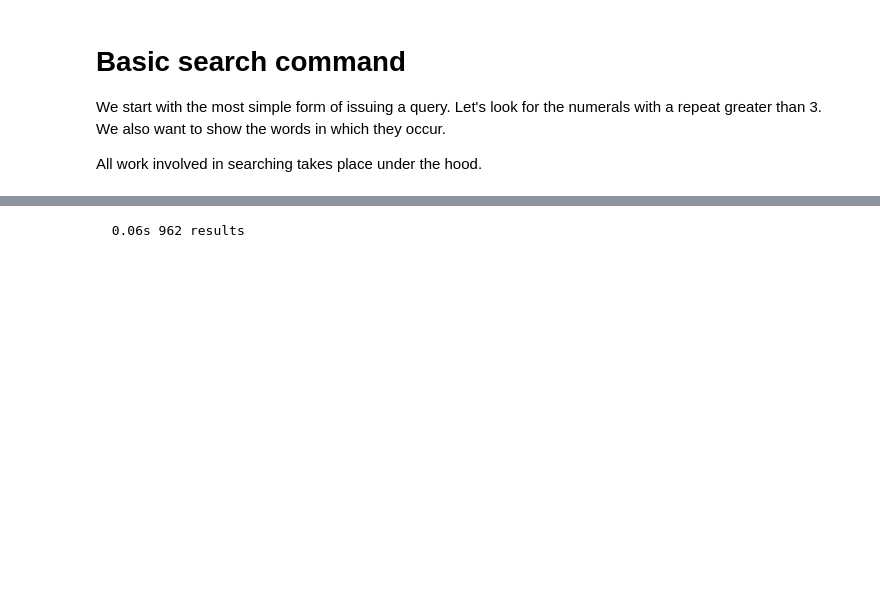
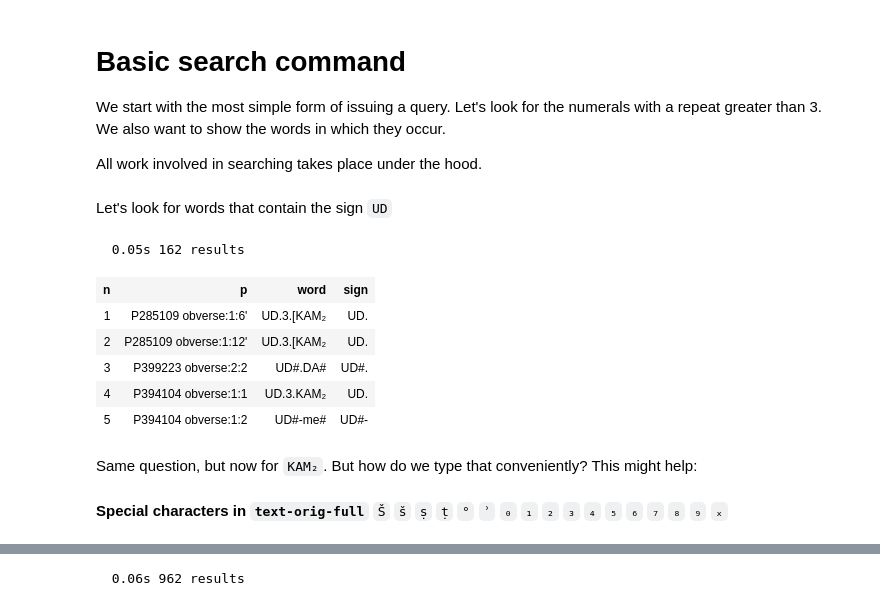
Before and after one commit to Nino-cunei/ninmed, a Jupyter notebook: tutorial/search.ipynb, the cells around one changed output, grey strips where cells are left out. Saved outputs shown, nothing was run; the diff lists cells and outputs as text; code cells hidden in the pictures; blank space fills up the shorter version.

```diff
--- a/tutorial/search.ipynb
+++ b/tutorial/search.ipynb
@@ -95,3 +95,27 @@ Let's look for the numerals with a repeat greater than 3.
 We also want to show the words in which they occur.
 
 All work involved in searching takes place under the hood.
+# %% [markdown]
+Let's look for words that contain the sign `UD`
+# %%
+query = """
+word
+  sign grapheme=UD
+"""
+results = A.search(query)
+A.table(results, end=5)
+# %% [output]
+  0.05s 162 results
+| n | p | word | sign |
+| 1 | P285109 obverse:1:6' | UD.3.[KAM₂ | UD. |
+| 2 | P285109 obverse:1:12' | UD.3.[KAM₂ | UD. |
+| 3 | P399223 obverse:2:2 | UD#.DA# | UD#. |
+| 4 | P394104 obverse:1:1 | UD.3.KAM₂ | UD. |
+| 5 | P394104 obverse:1:2 | UD#-me# | UD#- |
+# %% [markdown]
+Same question, but now for `KAM₂`. But how do we type that conveniently?
+This might help:
+# %%
+A.specialCharacters()
+# %% [output]
+Special characters in text-orig-full Š š ṣ ṭ ° ʾ ₀ ₁ ₂ ₃ ₄ ₅ ₆ ₇ ₈ ₉ ₓ
```
Also changed, not shown: parts of 3 cells of this notebook.
